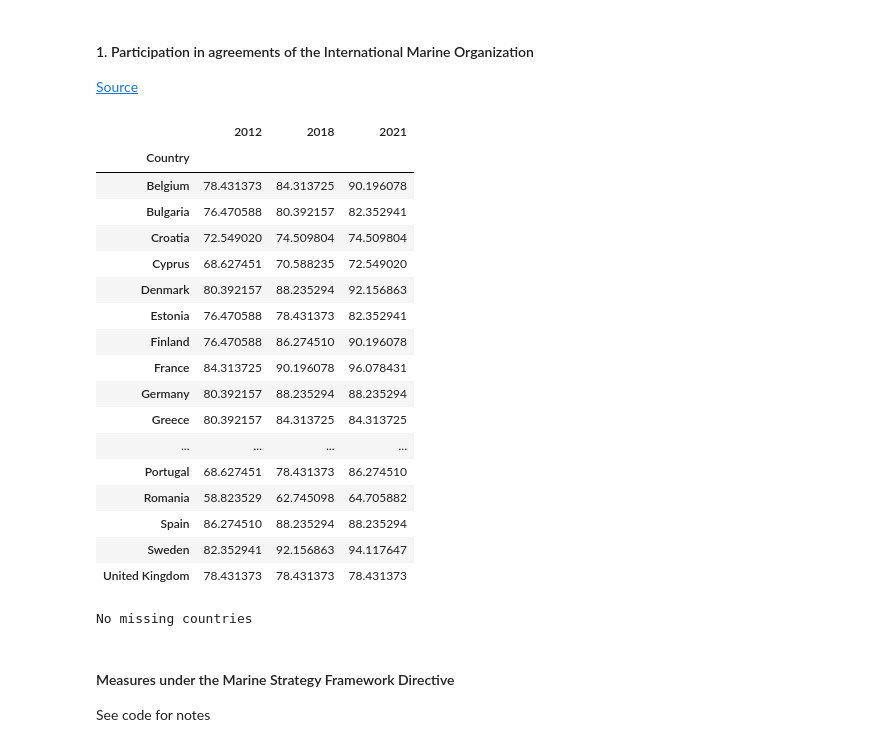
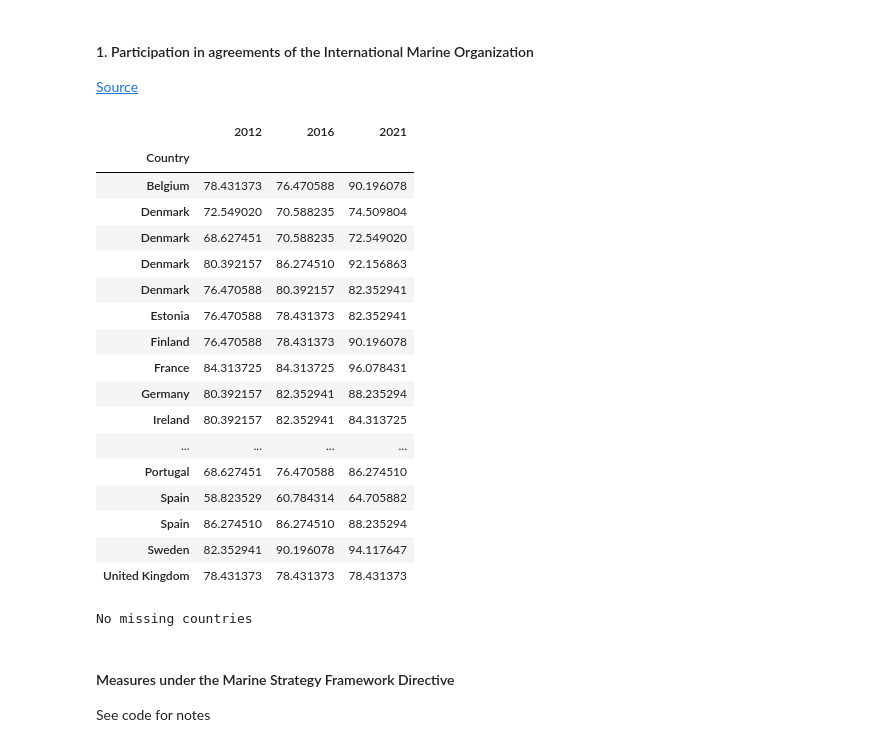
Before and after one commit to isaldiviagonzatti/sdg14, a Jupyter notebook: code/exploreSDG14.ipynb, the cells around one changed output. Cells and saved outputs as stored; diff of their text form; code cells hidden in the pictures.

```diff
--- a/code/exploreSDG14.ipynb
+++ b/code/exploreSDG14.ipynb
@@ -78,6 +79,11 @@ allEurope = allEurope.name.to_list()
 # %%
 # fmt: off
 countries = [
+    'Belgium','Germany','Denmark','Estonia','Spain','Finland','France',
+'Ireland','Lithuania','Latvia','Netherlands','Poland','Portugal','Sweden',
+'United Kingdom'
+]
+countriesEU = [
     "Belgium", "Bulgaria", "Cyprus", "Greece", "Germany", "Croatia",
     "Italy", "Denmark", "Estonia", "Spain", "Finland", "France",
     "Ireland", "Lithuania", "Latvia", "Malta", "Netherlands", "Poland",
@@ -673,3 +703,35 @@ We consider two indicators:
 #### 1. Marine protected areas (% of territorial waters)
 
 [Source](https://data.worldbank.org/indicator/ER.MRN.PTMR.ZS)
+# %%
+# EEZ area
+# Data: https://emodnet.ec.europa.eu/geonetwork/srv/eng/catalog.search#/metadata/d4a3fede-b0aa-485e-b4b2-77e8e3801fd0
+# https://en.wikipedia.org/wiki/Special_territories_of_members_of_the_European_Economic_Area
+# https://www.europarl.europa.eu/factsheets/en/sheet/100/outermost-regions-ors-
+outermost = [
+    "Azores",
+    "Madeira",
+    "Canary Islands",
+    "Melilla",
+    "Ceuta",
+    "French Guiana",
+    "Guadeloupe",
+    "Martinique",
+    "Mayotte",
+    "Réunion",
+    "Collectivity of Saint Martin",
+]
+eez = pd.read_csv(
+    "../data/EMODnet_EEZ_v11_20210506.csv",
+    delimiter=";",
+    encoding="latin-1",
+)
+
+eez = eez[eez["Territory"].isin(outermost + countries)]
+for country in ["France", "Portugal", "Spain"]:
+    eez.loc[
+        eez["Country"].str.contains(country), "Country"
+    ] = country
+eez = eez.apply(pd.to_numeric, errors="ignore")
+eez = eez[["Country", "Area_km2"]].groupby(["Country"]).sum(numeric_only=True)
+eez = eez[eez.index.isin(countries)]
@@ -1321,7 +1410,7 @@ for v in gisisCountries.values():
 # for i in listIMO:
 #     webbrowser.open(i)
 # %%
-imoRatedf = pd.DataFrame(columns=["Country", 2012, 2018, 2021])
+imoRatedf = pd.DataFrame(columns=["Country", 2012, 2016, 2021])
 
 # loop thru the html files in the folder and extract the data
 for i in range(len(os.listdir("../data/treatiesIMO/"))):
@@ -1345,53 +1434,53 @@ for i in range(len(os.listdir("../data/treatiesIMO/"))):
     imoRate["denounced"] = imoRate["Date of entry into force in country"].str.extract(
         ".*\\:(.*)\\).*"
     )
     imoRate[["accession", "denounced"]] = (
         imoRate[["accession", "denounced"]]
         .apply(pd.DatetimeIndex)
         .apply(lambda x: x.dt.year)
     )
-    # count the number of treaties each country accessioned and didn't denounced by 2012, 2018 and 2021
-    for i in (2012, 2018, 2021):
+    # count the number of treaties each country accessioned and didn't denounced by 2012, 2016 and 2021
+    for i in (2012, 2016, 2021):
         imoRate[str(i)] = np.where(
             (imoRate.accession < i)
             & ((imoRate.denounced > i) | (imoRate.denounced.isna())),
             1,
             0,
         )
     imoCount = (
         countryIMO,
         imoRate["2012"].sum(),
-        imoRate["2018"].sum(),
+        imoRate["2016"].sum(),
         imoRate["2021"].sum(),
     )
     imoRatedf.loc[len(imoRatedf), imoRatedf.columns] = imoCount
 # calculate total possible treaties, apply dif-ref and convert to percentage
 totalIMO = len(imoRate.dropna(subset=["Date of entry into force in country"]))
 imoRatedf = imoRatedf.set_index("Country").sort_index()
 imoRatedf = 100 - 100 * (totalIMO - imoRatedf).divide(totalIMO)
 imoRatedf = imoRatedf.astype(np.float64)
 imoRatedf = imoRatedf.apply(pd.to_numeric)
 imoRatedf
 
 missingCountries(imoRatedf)
 # %% [output]
-|  | 2012 | 2018 | 2021 |
+|  | 2012 | 2016 | 2021 |
 | Country |  |  |  |
-| Belgium | 78.431373 | 84.313725 | 90.196078 |
-| Bulgaria | 76.470588 | 80.392157 | 82.352941 |
-| Croatia | 72.549020 | 74.509804 | 74.509804 |
-| Cyprus | 68.627451 | 70.588235 | 72.549020 |
-| Denmark | 80.392157 | 88.235294 | 92.156863 |
+| Belgium | 78.431373 | 76.470588 | 90.196078 |
+| Denmark | 72.549020 | 70.588235 | 74.509804 |
+| Denmark | 68.627451 | 70.588235 | 72.549020 |
+| Denmark | 80.392157 | 86.274510 | 92.156863 |
+| Denmark | 76.470588 | 80.392157 | 82.352941 |
 | Estonia | 76.470588 | 78.431373 | 82.352941 |
-| Finland | 76.470588 | 86.274510 | 90.196078 |
-| France | 84.313725 | 90.196078 | 96.078431 |
-| Germany | 80.392157 | 88.235294 | 88.235294 |
-| Greece | 80.392157 | 84.313725 | 84.313725 |
+| Finland | 76.470588 | 78.431373 | 90.196078 |
+| France | 84.313725 | 84.313725 | 96.078431 |
+| Germany | 80.392157 | 82.352941 | 88.235294 |
+| Ireland | 80.392157 | 82.352941 | 84.313725 |
 | ... | ... | ... | ... |
-| Portugal | 68.627451 | 78.431373 | 86.274510 |
-| Romania | 58.823529 | 62.745098 | 64.705882 |
-| Spain | 86.274510 | 88.235294 | 88.235294 |
-| Sweden | 82.352941 | 92.156863 | 94.117647 |
+| Portugal | 68.627451 | 76.470588 | 86.274510 |
+| Spain | 58.823529 | 60.784314 | 64.705882 |
+| Spain | 86.274510 | 86.274510 | 88.235294 |
+| Sweden | 82.352941 | 90.196078 | 94.117647 |
 | United Kingdom | 78.431373 | 78.431373 | 78.431373 |
 No missing countries
 # %% [markdown]
```
Also changed, not shown: parts of 26 cells of this notebook, 7 other files.
